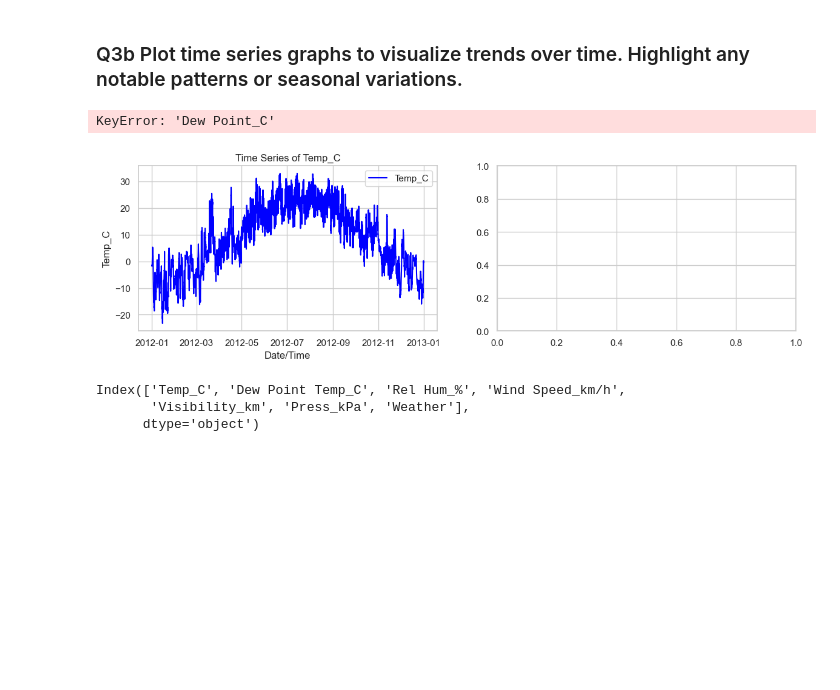
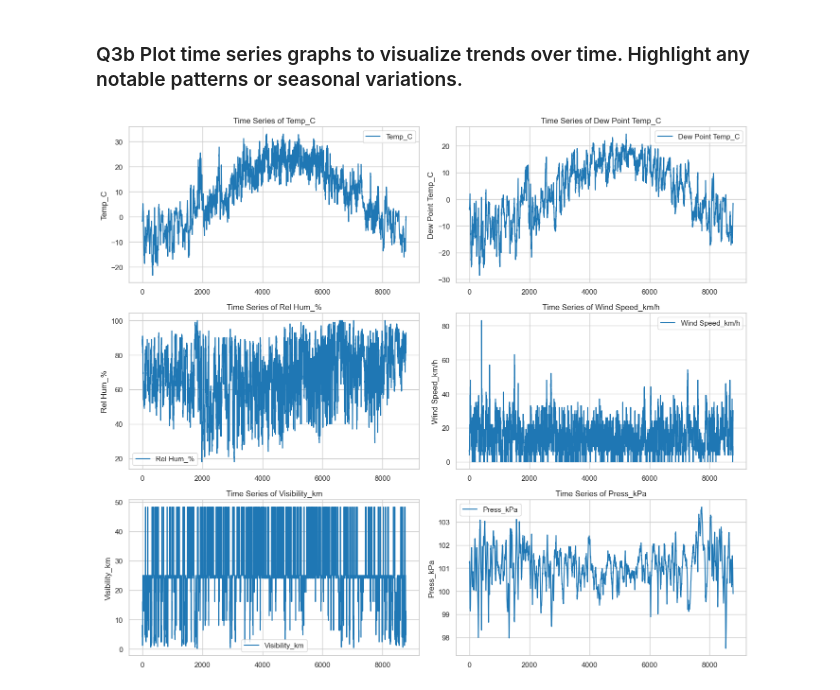
Before and after one commit to markouma/Exploratory-Data-Analysis, a Jupyter notebook: Weather Data.ipynb, the cells around one changed output. Saved outputs shown, nothing was run; the diff lists cells and outputs as text; code cells hidden in the pictures; blank space fills up the shorter version.

```diff
--- a/Weather Data.ipynb
+++ b/Weather Data.ipynb
@@ -96,7 +93,7 @@ columns = ['Temp_C', 'Dew Point Temp_C', 'Rel Hum_%', 'Wind Speed_km/h', 'Visibi
 plt.figure(figsize=(14, 12))
 for i, col in enumerate(columns, 1):
     plt.subplot(3, 2, i)
-    sns.histplot(df[col], kde=True, bins=30, color='black')
+    sns.histplot(df[col], kde=True, bins=30, color='tab:blue')
     plt.title(f'Distribution of {col}')
     plt.xlabel(col)
     plt.ylabel('Frequency')
@@ -108,38 +105,25 @@ plt.show()
 # %% [markdown]
 ### Q3b Plot time series graphs to visualize trends over time. Highlight any notable patterns or seasonal variations.
 # %%
-# Convert the 'Date/Time' column to datetime format
-df['Date/Time'] = pd.to_datetime(df['Date/Time'])
-
-# Set the 'Date/Time' column as the index
-df.set_index('Date/Time', inplace=True)
 
 # Set the style for the plots
 sns.set(style="whitegrid")
 
 # Plot time series for each weather parameter
 plt.figure(figsize=(14, 12))
 
 # List of columns to plot
-columns = ['Temp_C', 'Dew Point_C', 'Rel Hum_%', 'Wind Speed_km/hr', 'Visibility_km', 'Press_kpa']
+columns = ['Temp_C', 'Dew Point Temp_C', 'Rel Hum_%', 'Wind Speed_km/h', 'Visibility_km', 'Press_kPa']
 
 for i, col in enumerate(columns, 1):
     plt.subplot(3, 2, i)
-    plt.plot(df.index, df[col], color='blue', label=col)
+    plt.plot(df.index, df[col], color='tab:blue', label=col)
     plt.title(f'Time Series of {col}')
-    plt.xlabel('Date/Time')
     plt.ylabel(col)
     plt.legend()
     plt.grid(True)
 
 plt.tight_layout()
 plt.show()
 # %% [output]
-KeyError: 'Dew Point_C'
-[figure, old version]
+[figure, new version]
-# %%
-print(df.columns)
-# %% [output]
-Index(['Temp_C', 'Dew Point Temp_C', 'Rel Hum_%', 'Wind Speed_km/h',
-       'Visibility_km', 'Press_kPa', 'Weather'],
-      dtype='object')
```
Also changed, not shown: parts of 16 cells of this notebook.
